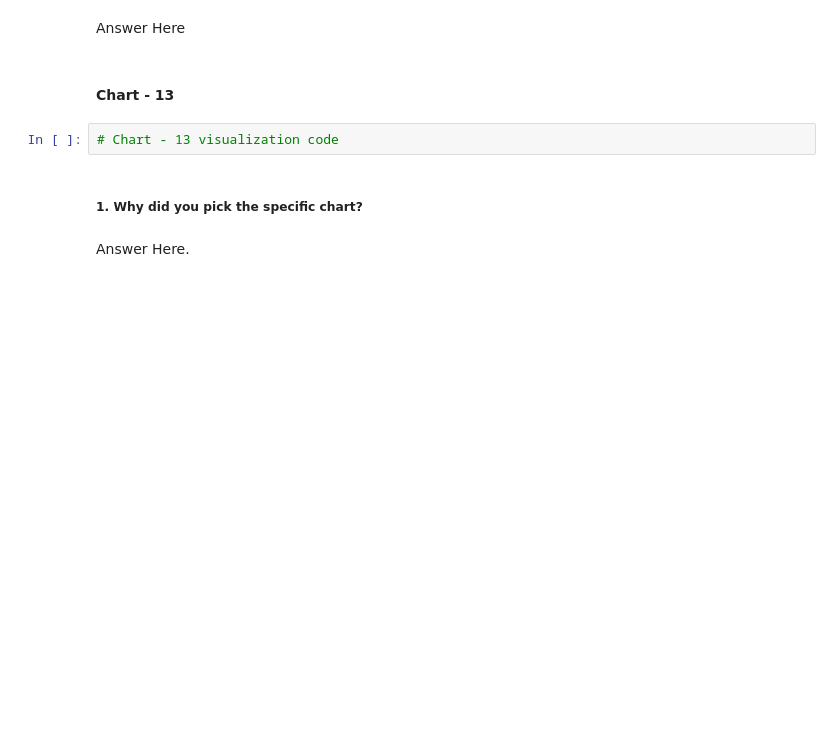
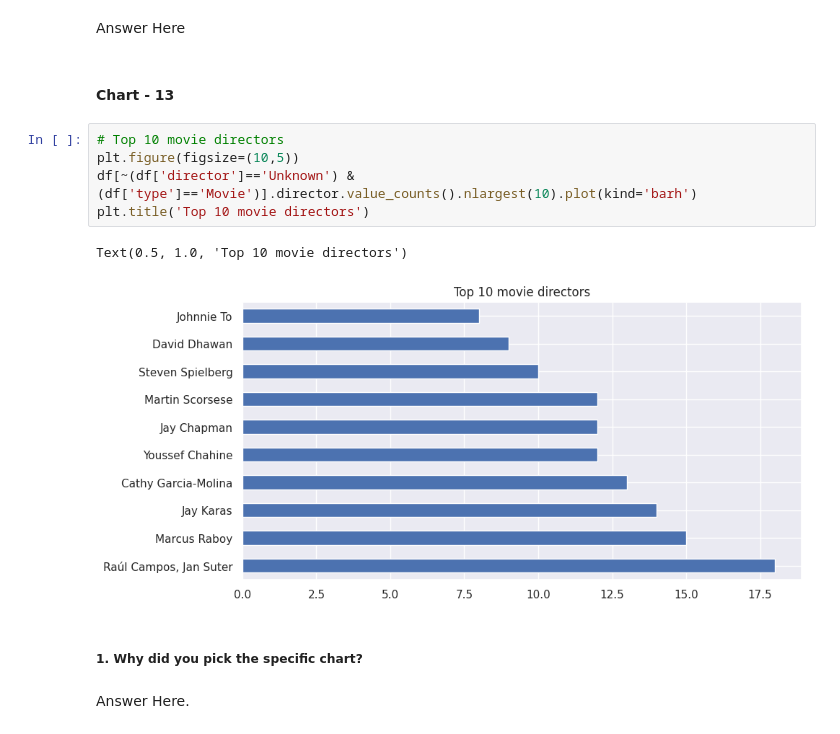
Before and after one commit to ash260498/-Datascience, a Jupyter notebook: Netflix_Movies_and_TV_shows_Clustering.ipynb, the cells around one changed output. Cells and saved outputs as stored; diff of their text form; blank space fills up the shorter version.

```diff
--- a/Netflix_Movies_and_TV_shows_Clustering.ipynb
+++ b/Netflix_Movies_and_TV_shows_Clustering.ipynb
@@ -1127,8 +1151,14 @@ Are there any insights that lead to negative growth? Justify with specific reaso
 Answer Here
 # %% [markdown]
 #### Chart - 13
-# %%
-# Chart - 13 visualization code
+# %%
+# Top 10 movie directors
+plt.figure(figsize=(10,5))
+df[~(df['director']=='Unknown') & (df['type']=='Movie')].director.value_counts().nlargest(10).plot(kind='barh')
+plt.title('Top 10 movie directors')
+# %% [output]
+Text(0.5, 1.0, 'Top 10 movie directors')
+[figure, added]
 # %% [markdown]
 ##### 1. Why did you pick the specific chart?
 # %% [markdown]
```
Also changed, not shown: parts of 35 cells of this notebook.
